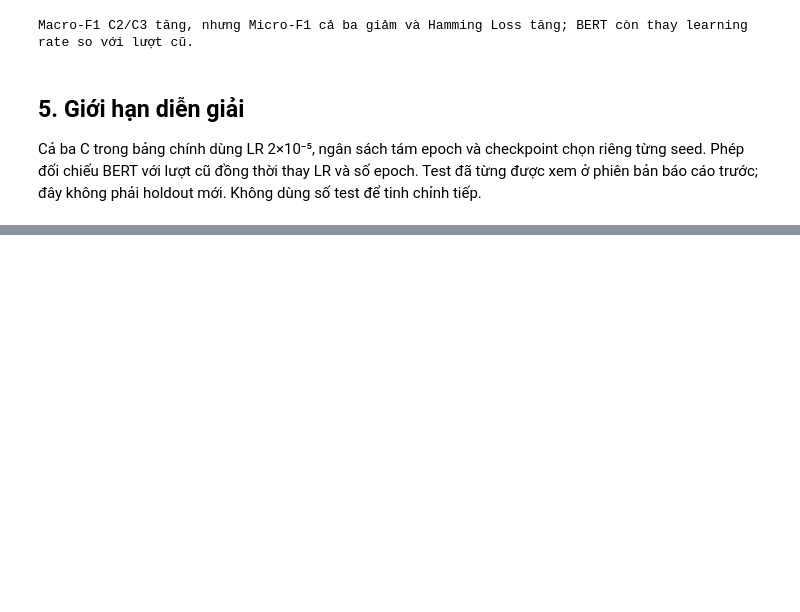
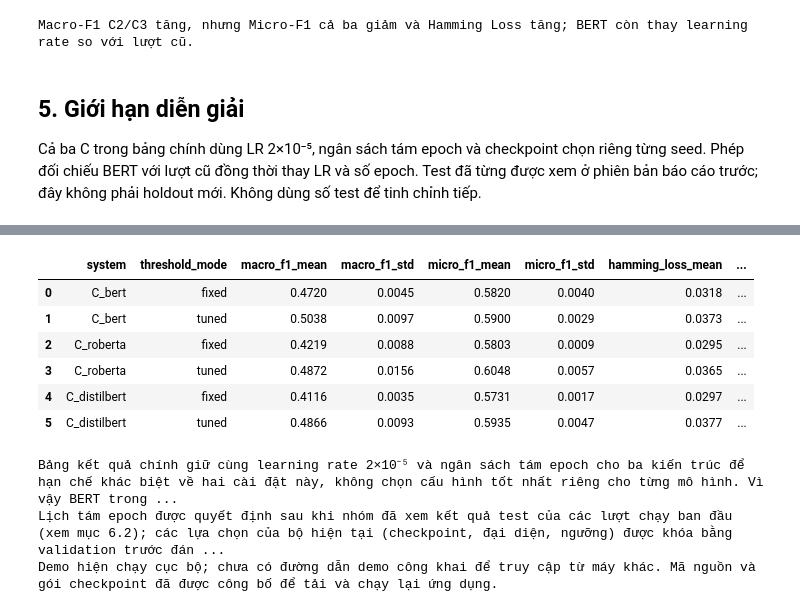
Before and after one commit to dzyuu1612/goemotions-multilabel-classification, a Jupyter notebook: experiments/best_epochs_20261103/GoEmotions_KetQua_EpochTotNhat.ipynb, the cells around one changed output, grey strips where cells are left out. Cells and saved outputs as stored; diff of their text form; code cells hidden in the pictures; blank space fills up the shorter version.

Commit message:
Align report context and reproducibility checks with Final v6

```diff
--- a/experiments/best_epochs_20261103/GoEmotions_KetQua_EpochTotNhat.ipynb
+++ b/experiments/best_epochs_20261103/GoEmotions_KetQua_EpochTotNhat.ipynb
@@ -170,0 +176,20 @@ Cả ba C trong bảng chính dùng LR 2×10⁻⁵, ngân sách tám epoch và c
+# %%
+historical = pd.read_csv(MAIN / "report_data/original_test_summary.csv")
+assert len(historical) == 6
+columns = ["system", "threshold_mode", "macro_f1_mean", "macro_f1_std", "micro_f1_mean", "micro_f1_std", "hamming_loss_mean", "hamming_loss_std"]
+display(historical[columns].round(4))
+context = read(ROOT / "report_context.json")
+print(context["reason"])
+print(context["test_history"])
+print(context["demo_limitation"])
+# %% [output]
+|  | system | threshold_mode | macro_f1_mean | macro_f1_std | micro_f1_mean | micro_f1_std | hamming_loss_mean | ... |
+| 0 | C_bert | fixed | 0.4720 | 0.0045 | 0.5820 | 0.0040 | 0.0318 | ... |
+| 1 | C_bert | tuned | 0.5038 | 0.0097 | 0.5900 | 0.0029 | 0.0373 | ... |
+| 2 | C_roberta | fixed | 0.4219 | 0.0088 | 0.5803 | 0.0009 | 0.0295 | ... |
+| 3 | C_roberta | tuned | 0.4872 | 0.0156 | 0.6048 | 0.0057 | 0.0365 | ... |
+| 4 | C_distilbert | fixed | 0.4116 | 0.0035 | 0.5731 | 0.0017 | 0.0297 | ... |
+| 5 | C_distilbert | tuned | 0.4866 | 0.0093 | 0.5935 | 0.0047 | 0.0377 | ... |
+Bảng kết quả chính giữ cùng learning rate 2×10⁻⁵ và ngân sách tám epoch cho ba kiến trúc để hạn chế khác biệt về hai cài đặt này, không chọn cấu hình tốt nhất riêng cho từng mô hình. Vì vậy BERT trong ...
+Lịch tám epoch được quyết định sau khi nhóm đã xem kết quả test của các lượt chạy ban đầu (xem mục 6.2); các lựa chọn của bộ hiện tại (checkpoint, đại diện, ngưỡng) được khóa bằng validation trước đán ...
+Demo hiện chạy cục bộ; chưa có đường dẫn demo công khai để truy cập từ máy khác. Mã nguồn và gói checkpoint đã được công bố để tải và chạy lại ứng dụng.
```
Also changed, not shown: parts of 3 cells of this notebook, 9 other files.
